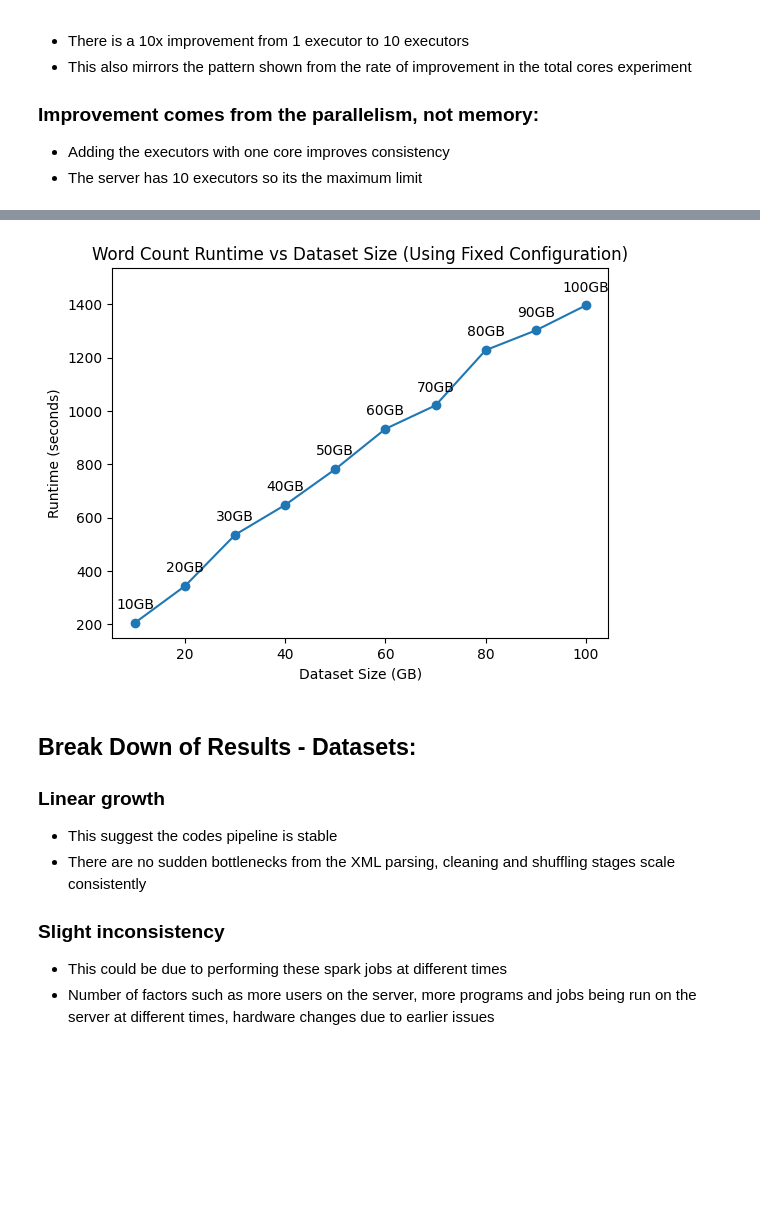
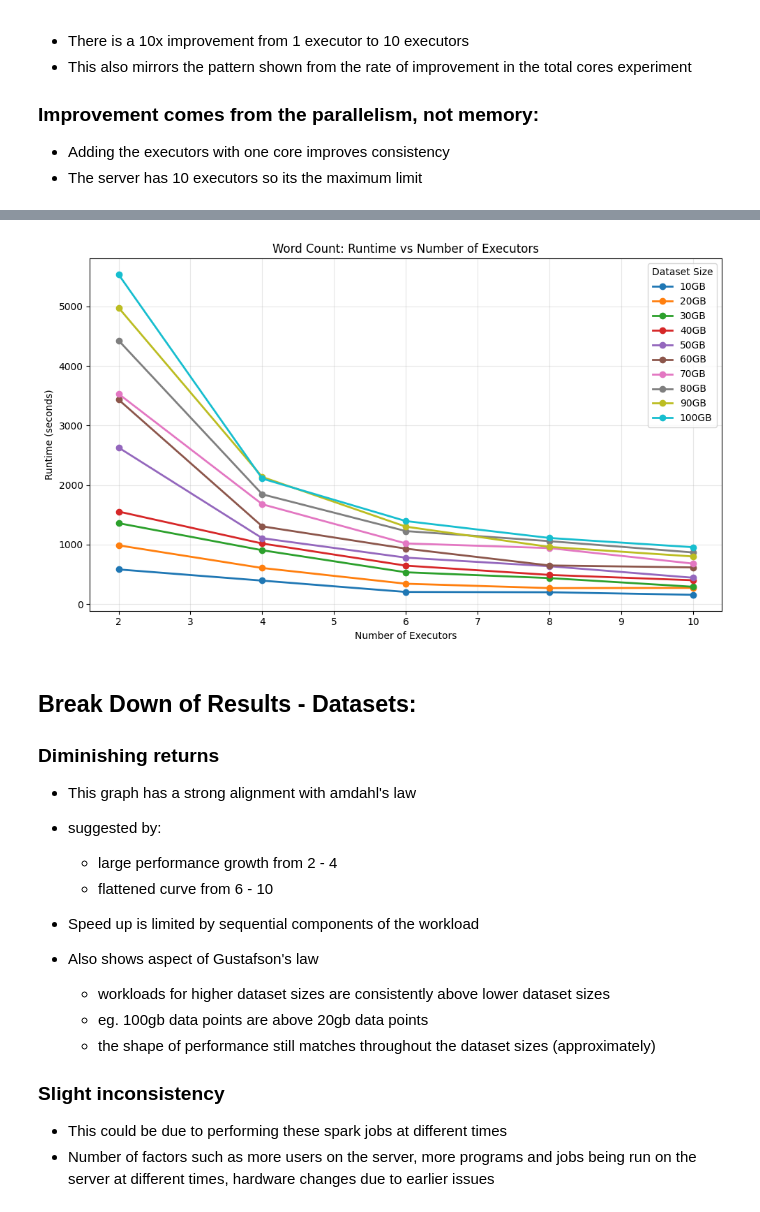
Before and after one commit to Arbzzz04/spark-massive-scale-analytics, a Jupyter notebook: product/Performance_testing/wordcount_performance.ipynb, the cells around one changed output, grey strips where cells are left out. Saved outputs shown, nothing was run; the diff lists cells and outputs as text; code cells hidden in the pictures; blank space fills up the shorter version.

Commit message:
#5: Updating dataset performance graph using matplotlib and analysing the graph with a breakdown

```diff
--- a/product/Performance_testing/wordcount_performance.ipynb
+++ b/product/Performance_testing/wordcount_performance.ipynb
@@ -172,38 +178,70 @@ performanceData_dataset
 # %%
 import matplotlib.pyplot as plt
+import numpy as np
 
-plt.Figure(figsize=(10,6))
+df = performanceData_dataset.copy()
 
-plt.plot(performanceData_dataset["Dataset_GB"],
-        performanceData_dataset["runtime_seconds"],
-        marker="o")
+df["Dataset_GB"] = pd.to_numeric(df["Dataset_GB"])
+df["num_executor"] = pd.to_numeric(df["num_executor"])
+df["runtime_seconds"] = pd.to_numeric(df["runtime_seconds"])
 
-for i, row in performanceData_dataset.iterrows():
-        label = f"{row['Dataset_GB']}GB"
-        plt.annotate(
-                label,
-                (row['Dataset_GB'], row['runtime_seconds']),
-                textcoords="offset points",
-                xytext=(0,10),
-                ha='center'
-        )
+colour_map = {
+    10:  "tab:blue",
+    20:  "tab:orange",
+    30:  "tab:green",
+    40:  "tab:red",
+    50:  "tab:purple",
+    60:  "tab:brown",
+    70:  "tab:pink",
+    80:  "tab:gray",
+    90:  "tab:olive",
+    100: "tab:cyan",
+}
 
-# increase y axis size by 10% for better visibility
-plt.ylim(150, performanceData_dataset["runtime_seconds"].max() * 1.1)
+plt.figure(figsize=(10, 6))
 
-plt.title("Word Count Runtime vs Dataset Size (Using Fixed Configuration)")
-plt.xlabel("Dataset Size (GB)")
+for dataset_gb in sorted(df["Dataset_GB"].unique()):
+    g = performanceData_dataset[performanceData_dataset["Dataset_GB"] == dataset_gb].sort_values("num_executor")
+
+    x = g["num_executor"].to_numpy()
+    y = g["runtime_seconds"].to_numpy()
+
+    c = colour_map.get(int(dataset_gb), None)
+
+    # Plot the curve
+    plt.plot(
+        x, y,
+        marker="o",
+        linewidth=2,
+        color=c,
+        label=f"{int(dataset_gb)}GB"
+    )
+
+plt.title("Word Count: Runtime vs Number of Executors")
+plt.xlabel("Number of Executors")
 plt.ylabel("Runtime (seconds)")
+plt.grid(True, alpha=0.3)
+plt.legend(title="Dataset Size")
+plt.tight_layout()
 plt.show()
 # %% [output]
-[figure, old version]
+[figure, new version]
 # %% [markdown]
 ## Break Down of Results - Datasets:
 
-### Linear growth
+### Diminishing returns
 
-- This suggest the codes pipeline is stable
-- There are no sudden bottlenecks from the XML parsing, cleaning and shuffling stages scale consistently
+- This graph has a strong alignment with amdahl's law
+- suggested by:
+    - large performance growth from 2 - 4
+    - flattened curve from 6 - 10
+- Speed up is limited by sequential components of the workload
+
+- Also shows aspect of Gustafson's law
+    - workloads for higher dataset sizes are consistently above lower dataset sizes
+    - eg. 100gb data points are above 20gb data points
+    - the shape of performance still matches throughout the dataset sizes (approximately)
+
 
 ### Slight inconsistency
 
```
Also changed, not shown: parts of 1 cell of this notebook.
